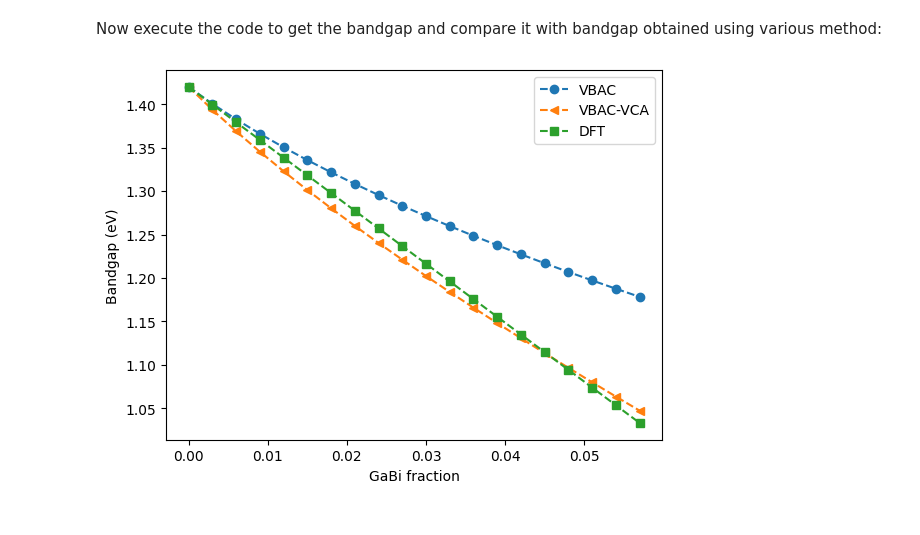
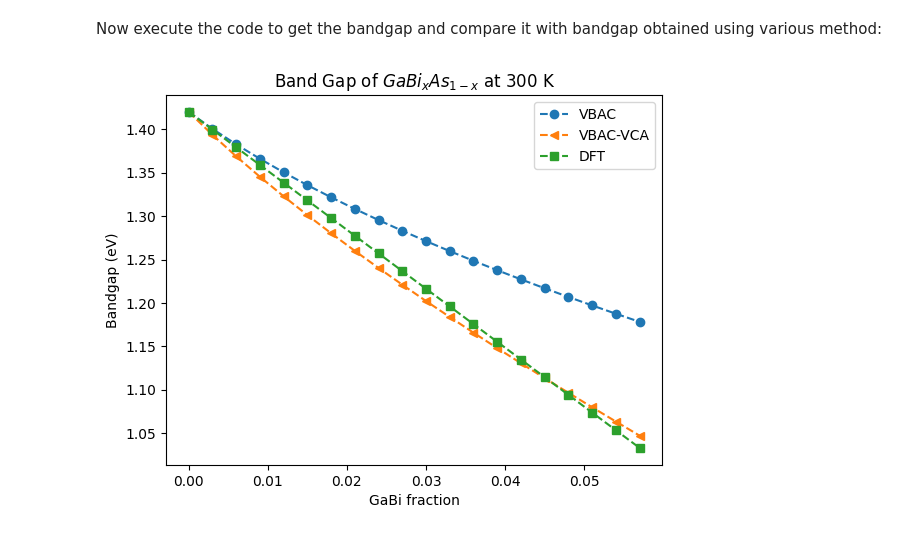
Before and after one commit to mohangiri1/Physics, a Jupyter notebook: TheoreticalSimulation/GaBiAs_bandgap_various_methods.ipynb, the cells around one changed output. Drawn from its saved outputs; the diff is of its cells as text; code cells hidden in the pictures.

```diff
--- a/TheoreticalSimulation/GaBiAs_bandgap_various_methods.ipynb
+++ b/TheoreticalSimulation/GaBiAs_bandgap_various_methods.ipynb
@@ -53,27 +53,28 @@ Now execute the code to get the bandgap and compare it with bandgap obtained usi
 # %%
 # Generate the % of Bi in GaBiAs
 x = np.arange(0, 6, 0.3)
 
 # Convert % of Bi in fraction of Bi
 x = x/100
 
 # VBAC upward movement of vbm
 vbac = VBAC(x)
 
 # VCA downward movement of CBM
 vca = VCA(x)
 
 # Band Gap of GaBiAs using DFT
 dft = DFT(x)
 
 # Plot and compare the different methods
 plt.figure()
 plt.plot(x, 1.42 - vbac, 'o--', label = 'VBAC') # Here bandgap is obtained by subtracting upward shift of VBM in GaBiAs (w.r.t GaAs) from bandgap_GaAs
 plt.plot(x, vca - vbac, '<--', label = 'VBAC-VCA')
 plt.plot(x, dft, 's--', label = 'DFT')
 plt.xlabel('GaBi fraction')
 plt.ylabel('Bandgap (eV)')
 plt.legend()
+plt.title('Band Gap of $GaBi_xAs_{1-x}$ at 300 K')
 plt.show()
 # %% [output]
-[figure, old version]
+[figure, new version]
```
Also changed, not shown: parts of 1 cell of this notebook.
